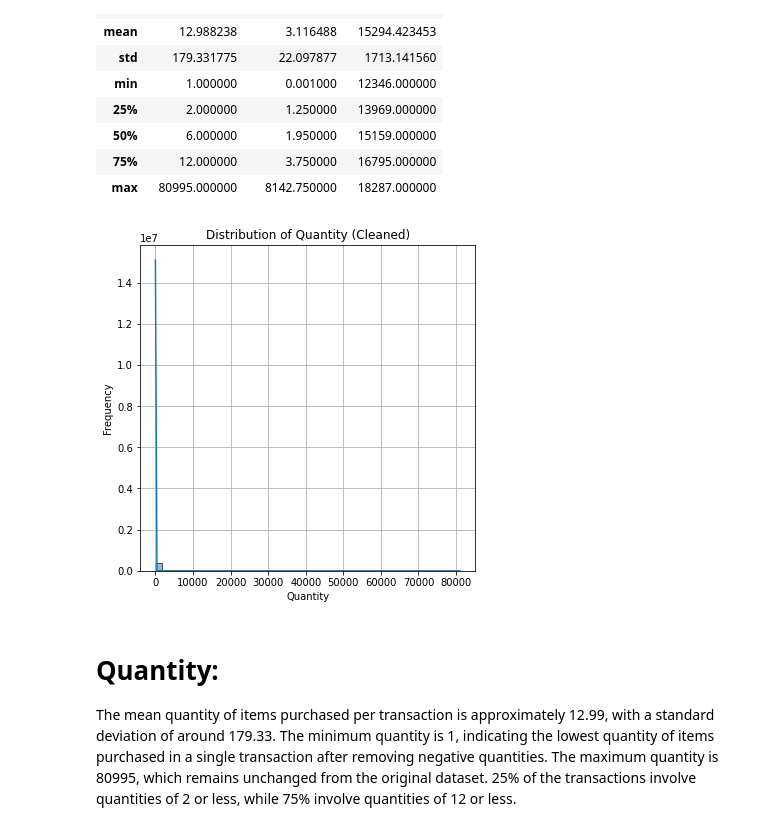
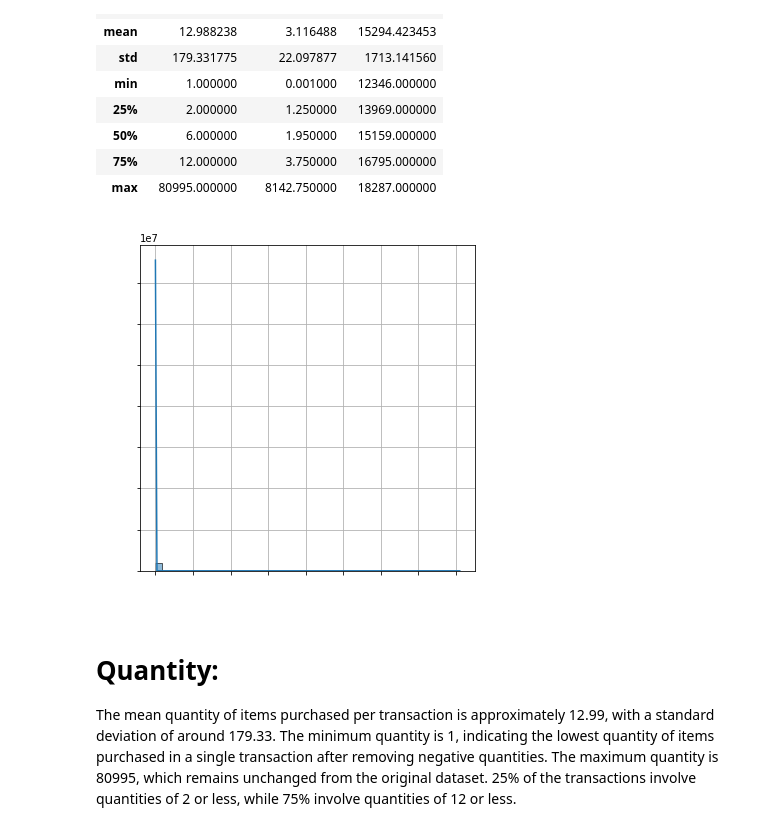
Before and after one commit to Dibieoluchi/Customer-Segmentation-Market-Basket-Analysis-SWOT-Insights, a Jupyter notebook: exploratory data analysis.ipynb, the cells around one changed output. Cells and saved outputs as stored; diff of their text form; code cells hidden in the pictures.

```diff
--- a/exploratory data analysis.ipynb
+++ b/exploratory data analysis.ipynb
@@ -206,14 +211,16 @@ data_clean.describe()
 # %%
 # Plot distribution of Quantity in the cleaned dataset
 plt.figure(figsize=(6, 6))
 plt.grid(True)
 sns.histplot(data_clean['Quantity'], bins=50, kde=True)
-plt.title('Distribution of Quantity (Cleaned)')
-plt.xlabel('Quantity')
-plt.ylabel('Frequency')
+plt.title('Distribution of Quantity (Cleaned)',color='white')
+plt.xlabel('Quantity',color='white')
+plt.ylabel('Frequency',color='white')
+plt.xticks(color='white')
+plt.yticks(color='white')
 plt.show()
 # %% [output]
-[figure, old version]
+[figure, new version]
 # %% [markdown]
 # Quantity:
 The mean quantity of items purchased per transaction is approximately 12.99, with a standard deviation of around 179.33.
```
Also changed, not shown: parts of 14 cells of this notebook.
